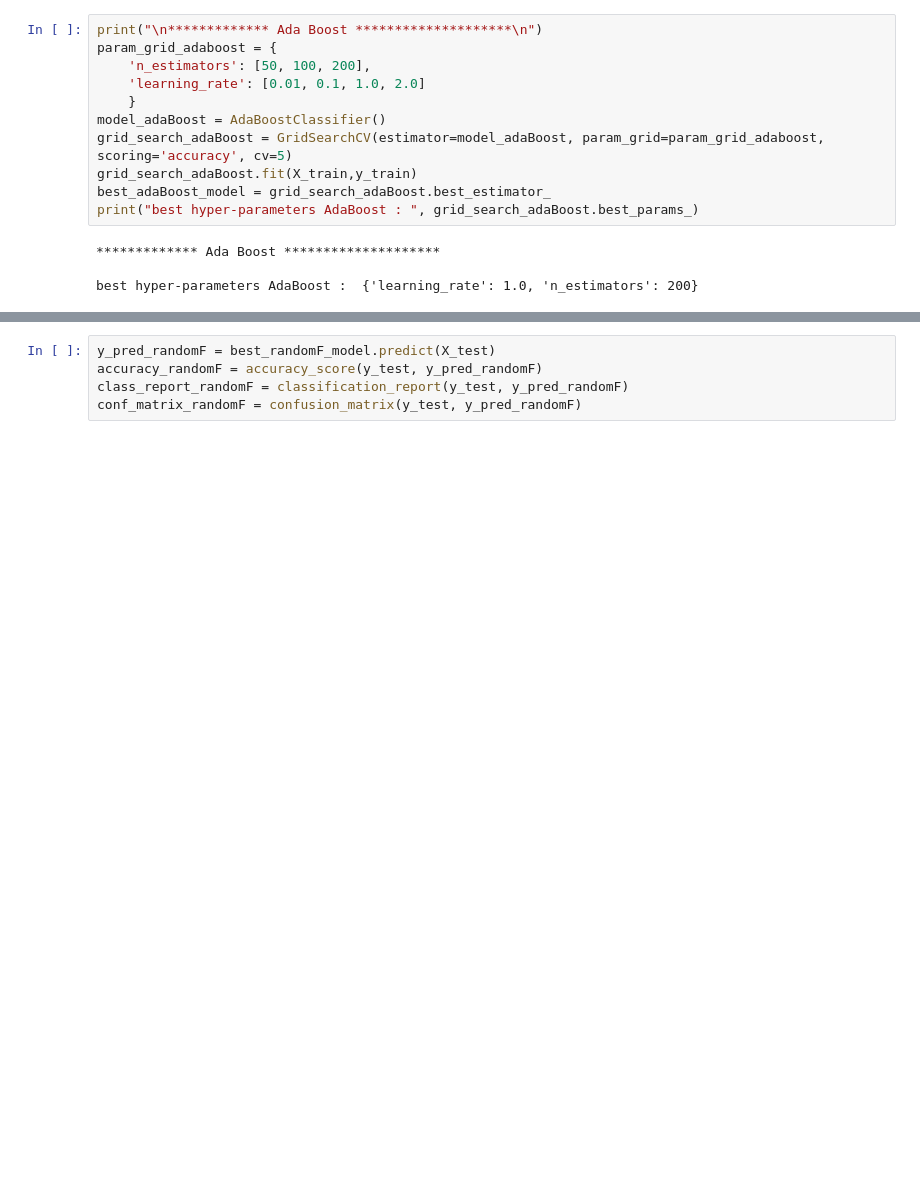
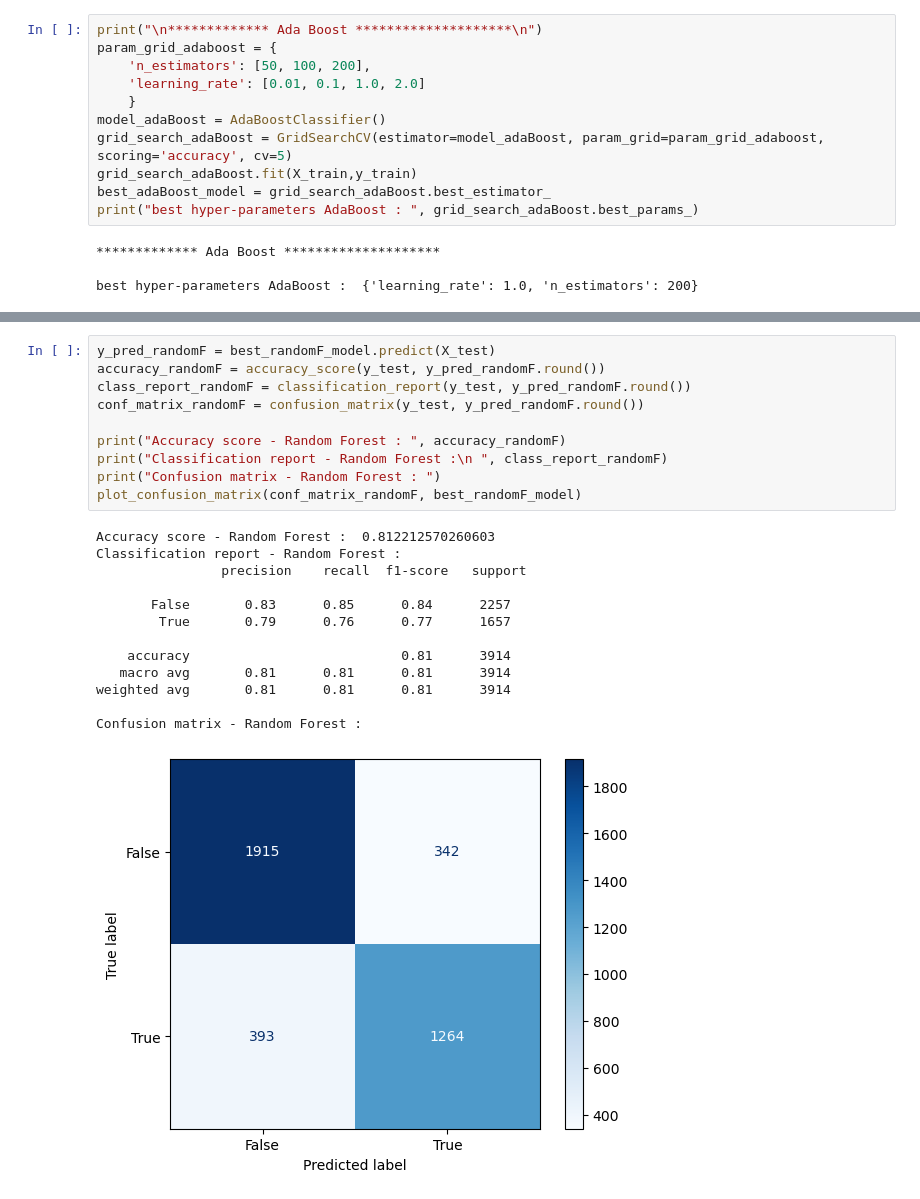
Before and after one commit to GhizlaneBadaoui/supervisedML, a Jupyter notebook: TP1_SML.ipynb, the cells around one changed output, grey strips where cells are left out. Cells and saved outputs as stored; diff of their text form; blank space fills up the shorter version.

```diff
--- a/TP1_SML.ipynb
+++ b/TP1_SML.ipynb
@@ -126,8 +150,27 @@ ValueError: Classification metrics can't handle a mix of binary and continuous t
 # %%
 y_pred_randomF = best_randomF_model.predict(X_test)
-accuracy_randomF = accuracy_score(y_test, y_pred_randomF)
-class_report_randomF = classification_report(y_test, y_pred_randomF)
-conf_matrix_randomF = confusion_matrix(y_test, y_pred_randomF)
+accuracy_randomF = accuracy_score(y_test, y_pred_randomF.round())
+class_report_randomF = classification_report(y_test, y_pred_randomF.round())
+conf_matrix_randomF = confusion_matrix(y_test, y_pred_randomF.round())
+
+print("Accuracy score - Random Forest : ", accuracy_randomF)
+print("Classification report - Random Forest :\n ", class_report_randomF)
+print("Confusion matrix - Random Forest : ")
+plot_confusion_matrix(conf_matrix_randomF, best_randomF_model)
+# %% [output]
+Accuracy score - Random Forest :  0.812212570260603
+Classification report - Random Forest :
+                precision    recall  f1-score   support
+
+       False       0.83      0.85      0.84      2257
+        True       0.79      0.76      0.77      1657
+
+    accuracy                           0.81      3914
+   macro avg       0.81      0.81      0.81      3914
+weighted avg       0.81      0.81      0.81      3914
+
+Confusion matrix - Random Forest :
+[figure, added]
 # %%
 y_pred_adaBoost = best_adaBoost_model.predict(X_test)
 accuracy_adaBoost = accuracy_score(y_test, y_pred_adaBoost)
```
Also changed, not shown: parts of 21 cells of this notebook.
